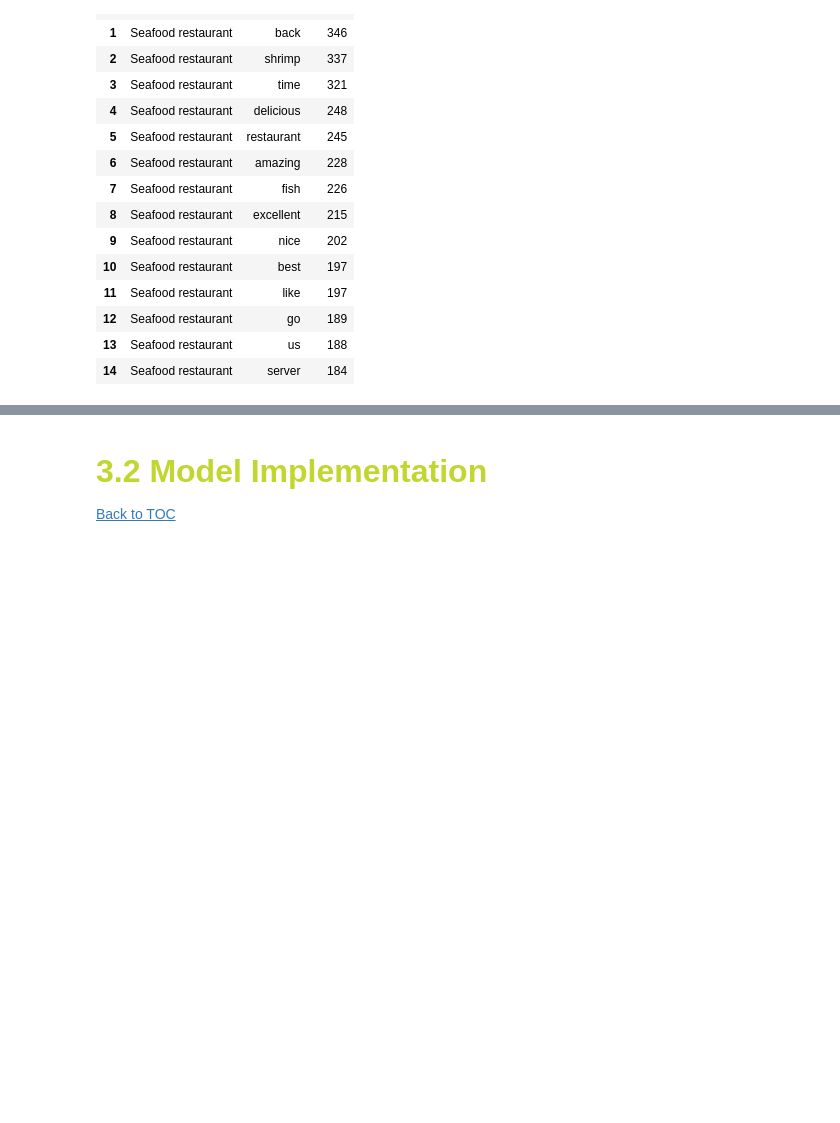
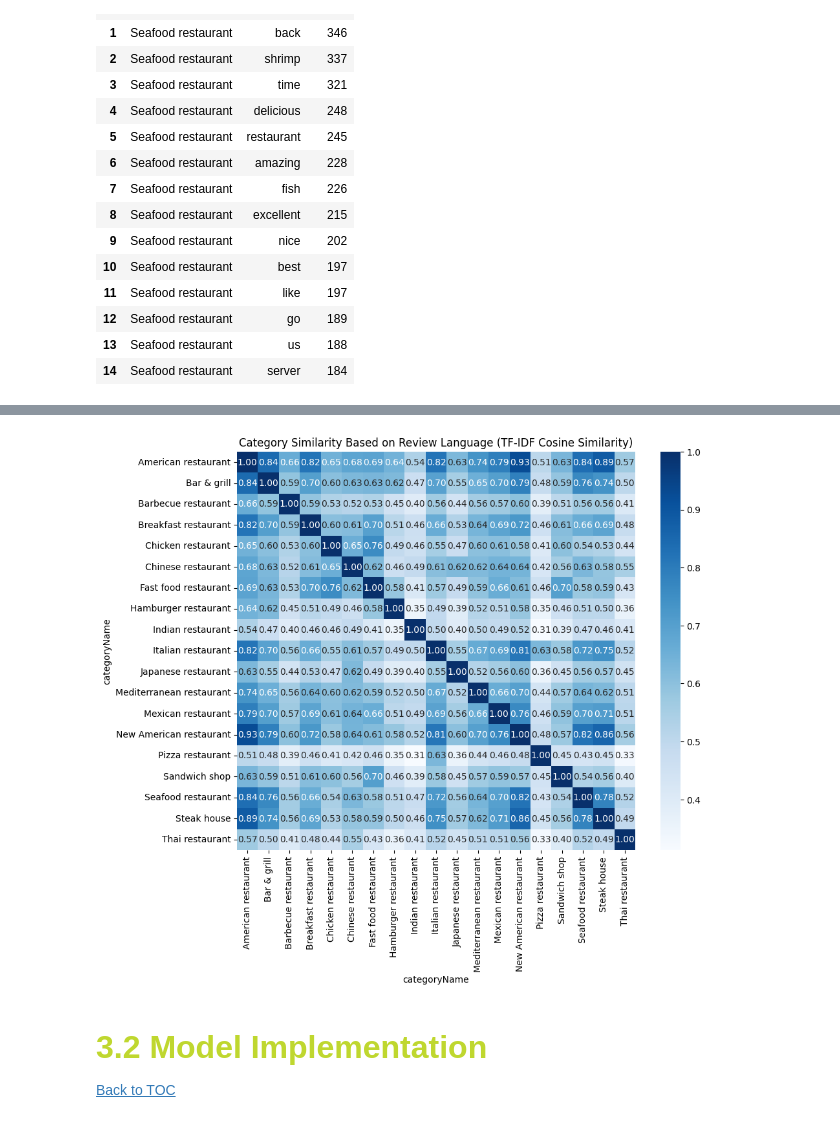
Before and after one commit to beatrizmarques2005/text_mining_in_reviews, a Jupyter notebook: notebooks/03_multilabel_classification.ipynb, the cells around one changed output, grey strips where cells are left out. Cells and saved outputs as stored; diff of their text form; code cells hidden in the pictures; blank space fills up the shorter version.

```diff
--- a/notebooks/03_multilabel_classification.ipynb
+++ b/notebooks/03_multilabel_classification.ipynb
@@ -189,3 +285,23 @@ fig.show()
+# %%
+category_reviews = dataset.groupby("categoryName")["cleaned_review_body"].apply(lambda x: " ".join(x)).reset_index()
+
+vectorizer = TfidfVectorizer(max_features=5000)
+tfidf_matrix = vectorizer.fit_transform(category_reviews["cleaned_review_body"])
+
+similarity_matrix = cosine_similarity(tfidf_matrix)
+
+similarity_df = pd.DataFrame(
+    similarity_matrix,
+    index=category_reviews["categoryName"],
+    columns=category_reviews["categoryName"]
+)
+# %%
+plt.figure(figsize=(10, 8))
+sns.heatmap(similarity_df, cmap="Blues", annot=True, fmt=".2f", square=True)
+plt.title("Category Similarity Based on Review Language (TF-IDF Cosine Similarity)")
+plt.show()
+# %% [output]
+[figure, added]
 # %% [markdown]
 ## <font color='#BFD72F' size=6>3.2 Model Implementation</font> <a class="anchor" id="P3.2"></a>
 
```
Also changed, not shown: parts of 10 cells of this notebook.
